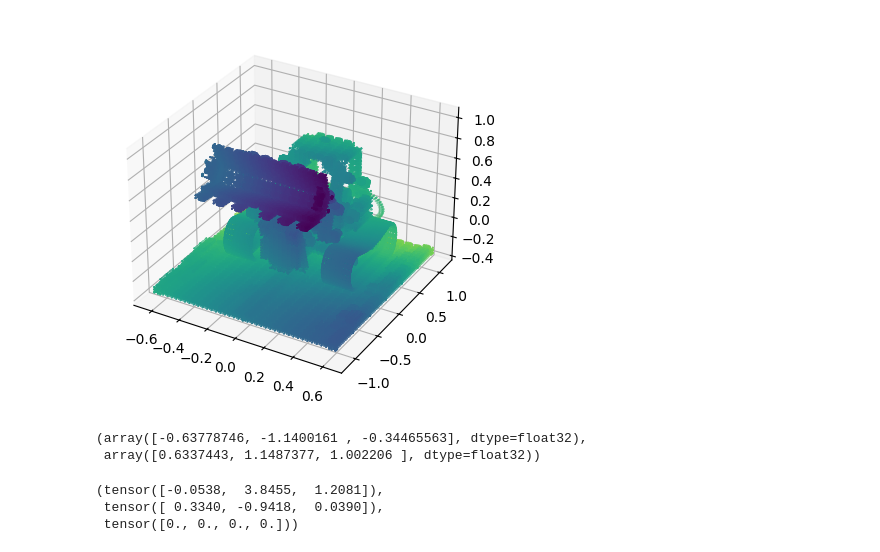
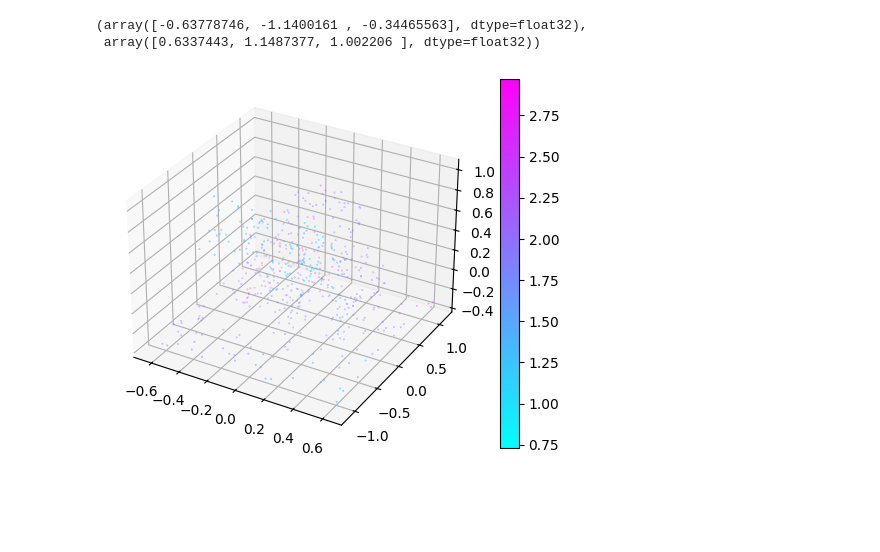
Before and after one commit to PaulErpen/shady-nerf, a Jupyter notebook: brainstorming/point-based-nelf.ipynb, the cells around one changed output. Drawn from its saved outputs; the diff is of its cells as text; code cells hidden in the pictures; blank space fills up the shorter version.

Commit message:
Added point based lego nelf

```diff
--- a/brainstorming/point-based-nelf.ipynb
+++ b/brainstorming/point-based-nelf.ipynb
@@ -10,0 +3,4 @@ array([[ 0.37207645, -0.05386647, -0.1073141 ],
+# %%
+from lodnelf.util.ply import load_ply
+
+points = load_ply("../data/lego-points/lego.ply")
@@ -10,0 +13,13 @@ array([[ 0.37207645, -0.05386647, -0.1073141 ],
+# %%
+import numpy as np
+
+# compute and output the bounds of the points
+def compute_bounds(points):
+    return np.min(points, axis=0), np.max(points, axis=0)
+
+min_bound, max_bound = compute_bounds(points)
+
+min_bound, max_bound
+# %% [output]
+(array([-0.63778746, -1.1400161 , -0.34465563], dtype=float32),
+ array([0.6337443, 1.1487377, 1.002206 ], dtype=float32))
@@ -11,16 +28,6 @@ array([[ 0.37207645, -0.05386647, -0.1073141 ],
+# %%
+selected_points_512 = stratified_sampling(points, 256 * 2)
 # %%
-viz_points(points)
+viz_points(selected_points_512)
 # %% [output]
-[figure, old version]
+[figure, new version]
-# %%
-# compute and output the bounds of the points
-
-def compute_bounds(points):
-    return np.min(points, axis=0), np.max(points, axis=0)
-
-min_bound, max_bound = compute_bounds(points)
-
-min_bound, max_bound
-# %% [output]
-(array([-0.63778746, -1.1400161 , -0.34465563], dtype=float32),
- array([0.6337443, 1.1487377, 1.002206 ], dtype=float32))
@@ -32,6 +33,0 @@ train_dataset = LegoDataset("../data/lego", split="train", limit=1)
-# %%
-train_dataset[0]
-# %% [output]
-(tensor([-0.0538,  3.8455,  1.2081]),
- tensor([ 0.3340, -0.9418,  0.0390]),
- tensor([0., 0., 0., 0.]))
```
Also changed, not shown: parts of 29 cells of this notebook, 6 other files.
